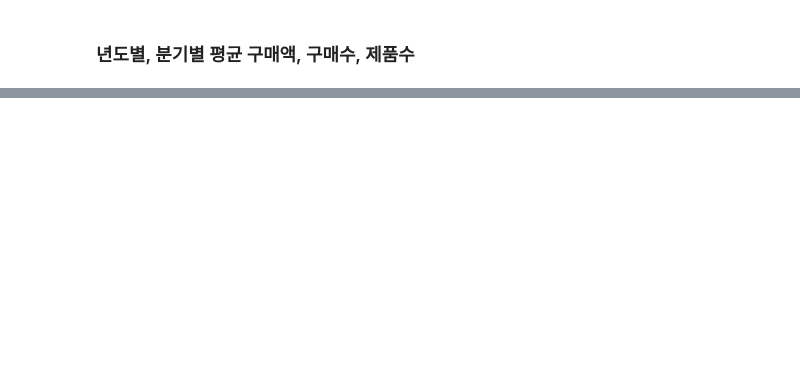
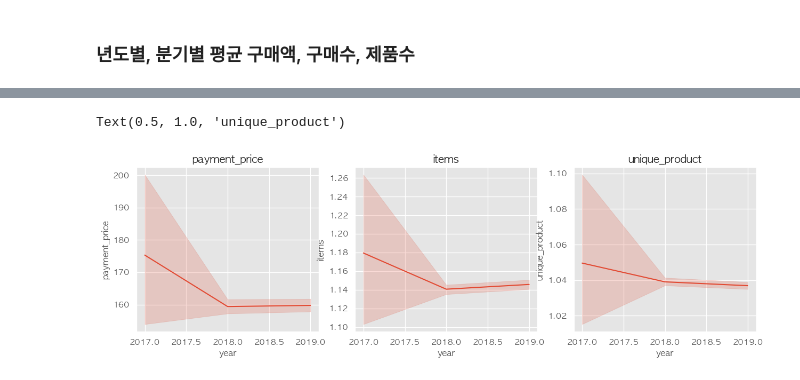
Before and after one commit to jiin124/KPI_Dacon_2024, a Jupyter notebook: add.ipynb, the cells around one changed output, grey strips where cells are left out. Drawn from its saved outputs; the diff is of its cells as text; code cells hidden in the pictures; blank space fills up the shorter version.

```diff
--- a/add.ipynb
+++ b/add.ipynb
@@ -195,2 +192,25 @@ Text(0.5, 1.0, 'unique_product')
 # %% [markdown]
 ### 년도별, 분기별 평균 구매액, 구매수, 제품수
+# %%
+df=pd.read_csv('/Users/maddy.zzin/Desktop/code/KPI_Dacon_2024/data/Order_items_payment_unique_product.csv')
+# %%
+order=pd.merge(df,orders,on='Order_id')
+order=order[order['Order_status']=='delivered'].reset_index()
+# %%
+order.drop(['Order_delivered_carrier_date', 'Order_delivered_customer_date',
+       'Order_estimated_delivery_date','Order_status'],axis=1,inplace=True)
+# %%
+#datetime 처리 후 년,월,시,요일 분리
+order['Order_purchase_timestamp']=pd.to_datetime(order['Order_purchase_timestamp'])
+
+#년
+order['year']=order['Order_purchase_timestamp'].dt.year
+order['month']=order['Order_purchase_timestamp'].dt.month
+order['hour']=order['Order_purchase_timestamp'].dt.hour
+order['weekday']=order['Order_purchase_timestamp'].dt.weekday
+
+#요일 라벨링
+order['weekday']=order['weekday'].map({0:'월', 1:'화', 2:'수', 3:'목', 4:'금', 5:'토', 6:'일'})
+
+#요일순서 정렬해주기
+order['weekday'] = pd.Categorical(order['weekday'], categories=['월', '화', '수', '목', '금', '토', '일'], ordered=True)
@@ -196,0 +238,15 @@ Text(0.5, 1.0, 'unique_product')
+# %%
+#년도별 추이
+fig,axes=plt.subplots(1,3,figsize=(15,4))
+
+sns.lineplot(data=order,x='year',y='payment_price',ax=axes[0])
+axes[0].set_title("payment_price")
+
+sns.lineplot(data=order,x='year',y='items',ax=axes[1])
+axes[1].set_title("items")
+
+sns.lineplot(data=order,x='year',y='unique_product',ax=axes[2])
+axes[2].set_title("unique_product")
+# %% [output]
+Text(0.5, 1.0, 'unique_product')
+[figure, added]
```
Also changed, not shown: parts of 26 cells of this notebook.
